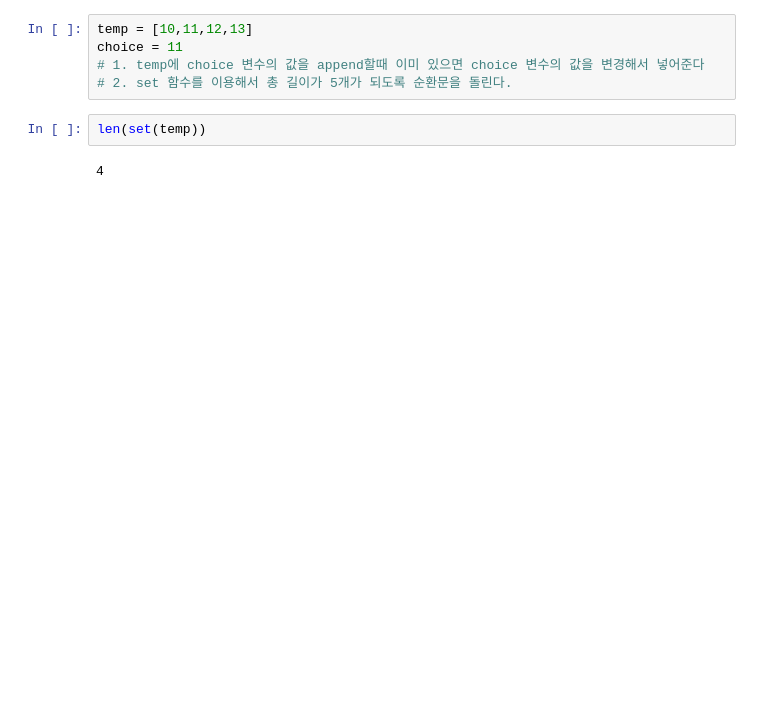
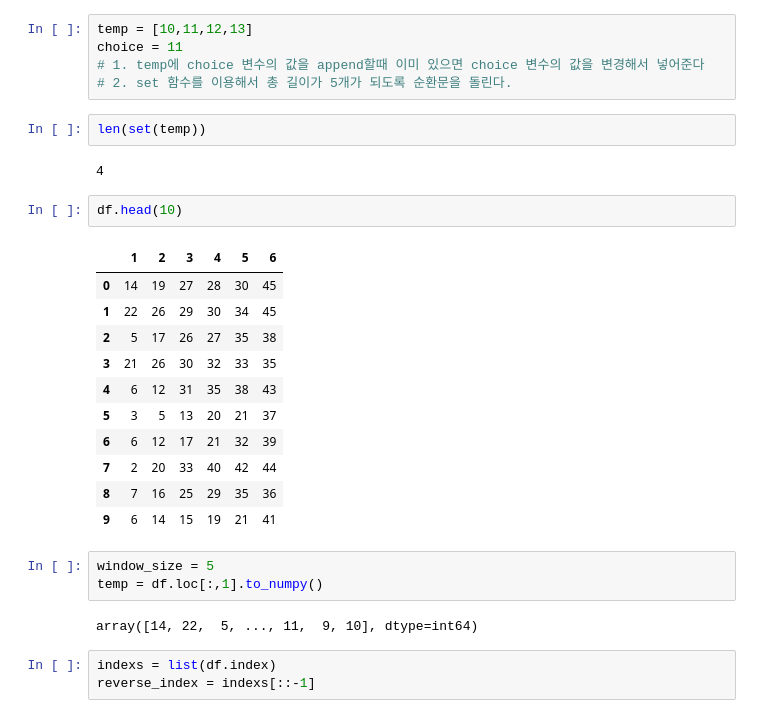
Before and after one commit to leekyuyoung20221226/python, a Jupyter notebook: 머신러닝2_18일차.ipynb, the cells around one changed output. Drawn from its saved outputs; the diff is of its cells as text; blank space fills up the shorter version.

```diff
--- a/머신러닝2_18일차.ipynb
+++ b/머신러닝2_18일차.ipynb
@@ -249,3 +249,25 @@ choice = 11
 len(set(temp))
 # %% [output]
 4
+# %%
+df.head(10)
+# %% [output]
+|  | 1 | 2 | 3 | 4 | 5 | 6 |
+| 0 | 14 | 19 | 27 | 28 | 30 | 45 |
+| 1 | 22 | 26 | 29 | 30 | 34 | 45 |
+| 2 | 5 | 17 | 26 | 27 | 35 | 38 |
+| 3 | 21 | 26 | 30 | 32 | 33 | 35 |
+| 4 | 6 | 12 | 31 | 35 | 38 | 43 |
+| 5 | 3 | 5 | 13 | 20 | 21 | 37 |
+| 6 | 6 | 12 | 17 | 21 | 32 | 39 |
+| 7 | 2 | 20 | 33 | 40 | 42 | 44 |
+| 8 | 7 | 16 | 25 | 29 | 35 | 36 |
+| 9 | 6 | 14 | 15 | 19 | 21 | 41 |
+# %%
+window_size = 5
+temp = df.loc[:,1].to_numpy()
+# %% [output]
+array([14, 22,  5, ..., 11,  9, 10], dtype=int64)
+# %%
+indexs = list(df.index)
+reverse_index = indexs[::-1]
```
Also changed, not shown: parts of 12 cells of this notebook.
